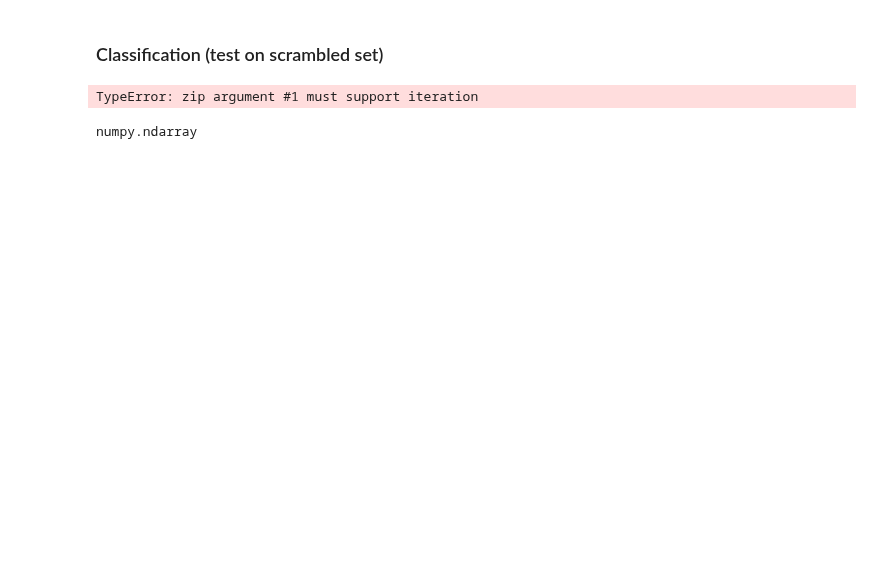
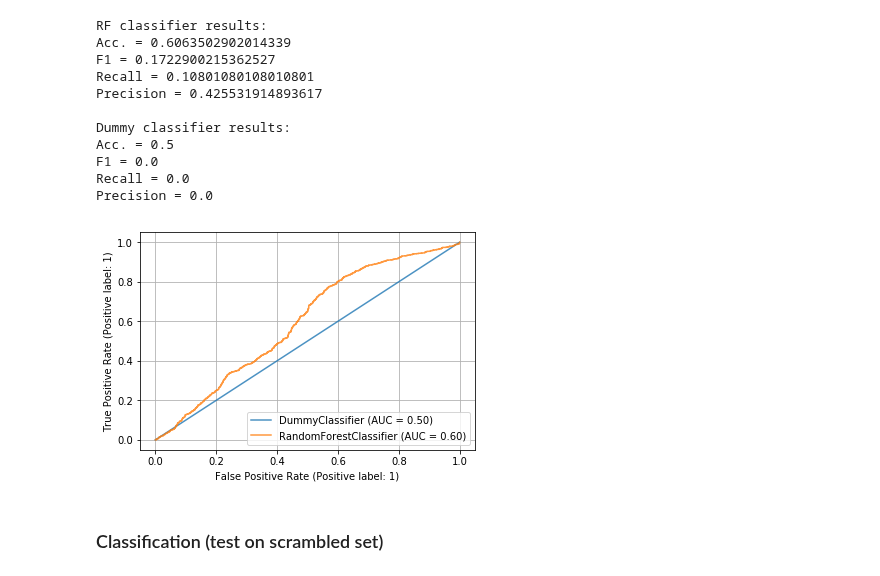
Before and after one commit to kroglkt/CogSci3, a Jupyter notebook: Combined Datasets.ipynb, the cells around one changed output. Saved outputs shown, nothing was run; the diff lists cells and outputs as text; code cells hidden in the pictures; blank space fills up the shorter version.

Commit message:
Updated DF's and new results for combined

```diff
--- a/Combined Datasets.ipynb
+++ b/Combined Datasets.ipynb
@@ -144,22 +175,68 @@ Precision = 0.0
+# %%
+# Dummy
+
+train_X = Doves_X
+train_y = Doves_y
+test_X = TuEyeQ_X
+test_y = TuEyeQ_y
+
+model = DummyClassifier(strategy="most_frequent")
+
+model.fit(train_X, train_y)
+pred_values = model.predict(test_X)
+
+d_acc_score = accuracy_score(test_y, pred_values)
+d_f1_score = f1_score(test_y, pred_values)
+d_recall_score = recall_score(test_y, pred_values)
+d_precision_score = precision_score(test_y, pred_values)
+
+plt.grid()
+ax = plt.gca()
+d_disp = plot_roc_curve(model, test_X, test_y, ax=ax, alpha=0.8)
+rfc_disp.plot(ax=ax, alpha=0.8)
+
+print(f"""
+RF classifier results:
+Acc. = {rfc_acc_score}
+F1 = {rfc_f1_score}
+Recall = {rfc_recall_score}
+Precision = {rfc_precision_score}
+
+Dummy classifier results:
+Acc. = {d_acc_score}
+F1 = {d_f1_score}
+Recall = {d_recall_score}
+Precision = {d_precision_score}
+""")
+# %% [output]
+RF classifier results:
+Acc. = 0.6063502902014339
+F1 = 0.1722900215362527
+Recall = 0.10801080108010801
+Precision = 0.425531914893617
+
+Dummy classifier results:
+Acc. = 0.5
+F1 = 0.0
+Recall = 0.0
+Precision = 0.0
+[figure, added]
 # %% [markdown]
 ### Classification (test on scrambled set)
 # %%
 import random
 
-X_comb = Doves_X.extend(TuEyeQ_X)
-y_comb = Doves_y.extend(TuEyeQ_y)
+X_comb = Doves_X
+y_comb = Doves_y
+
+X_comb.extend(TuEyeQ_X)
+y_comb.extend(TuEyeQ_y)
 
 shuffler = list(zip(X_comb, y_comb))
 
-random.shuffle(c)
+random.shuffle(shuffler)
 
 X_comb, y_comb = zip(*shuffler)
-# %% [output]
-TypeError: zip argument #1 must support iteration
-# %%
-type(Doves_X)
-# %% [output]
-numpy.ndarray
 # %%
 # Random Forest
 
```
Also changed, not shown: parts of 9 cells of this notebook, 6 other files.
